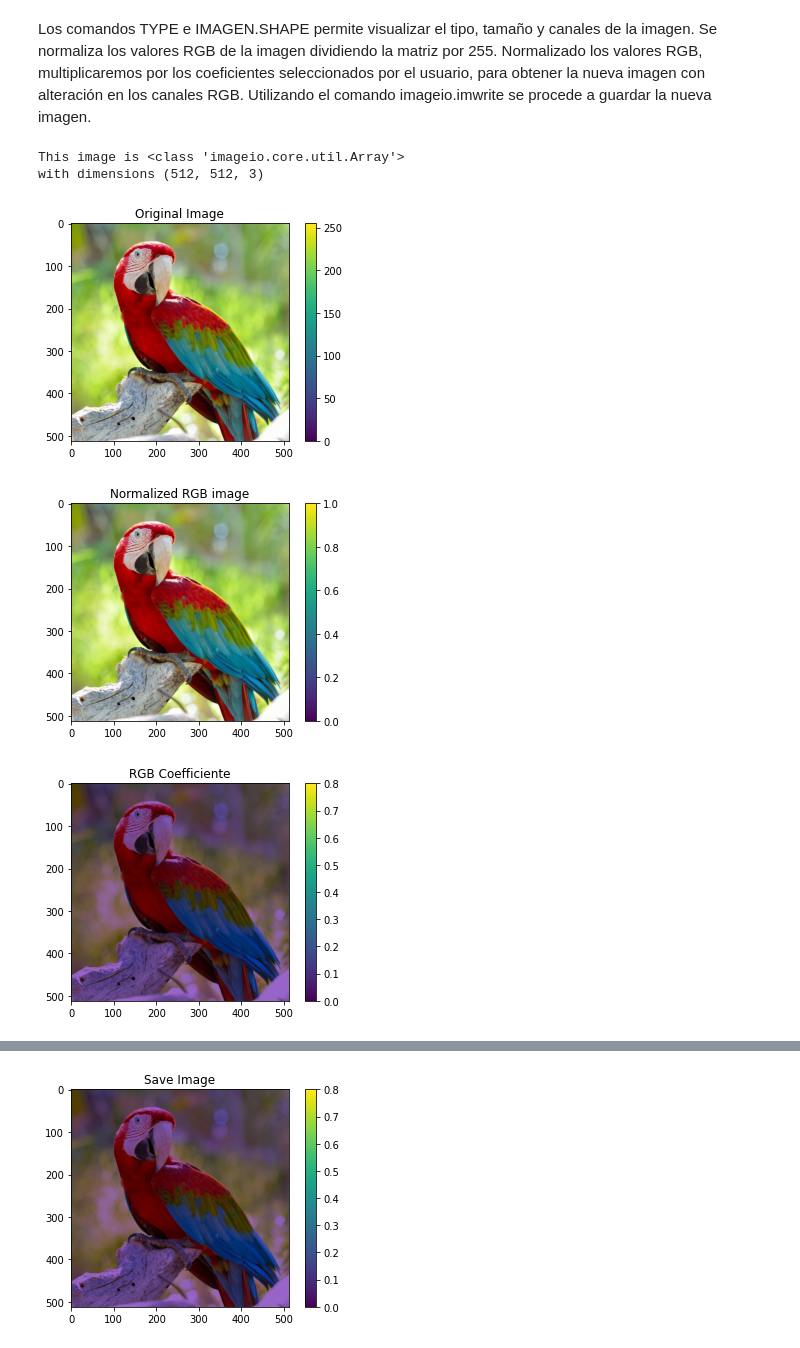
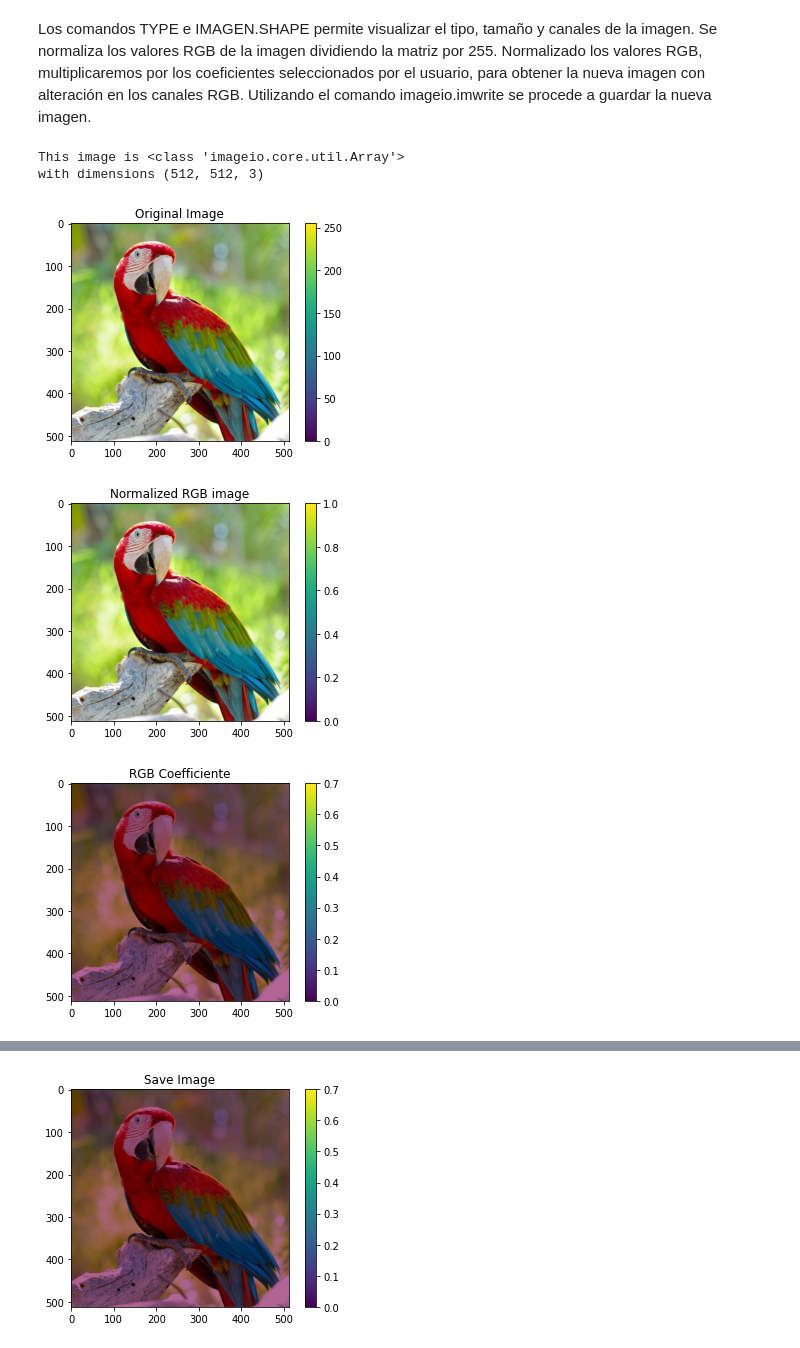
Before and after one commit to RonnyGuevara/COLAB, a Jupyter notebook: PT2/Práctica_1_PDI.ipynb, the cells around one changed output, grey strips where cells are left out. Cells and saved outputs as stored; diff of their text form; code cells hidden in the pictures.

```diff
--- a/PT2/Práctica_1_PDI.ipynb
+++ b/PT2/Práctica_1_PDI.ipynb
@@ -30,9 +30,9 @@ Utilizaremos botones scroll para que el usuario seleccione el valor de R, G Y B,
 *   G: coeficiente de la componente GREEN
 *   B: coeficiente de la componente BLUE
 # %%
-R = 0.6 #@param {type:"slider", min:0, max:1, step:0.1}
+R = 0.7 #@param {type:"slider", min:0, max:1, step:0.1}
 G = 0.4 #@param {type:"slider", min:0, max:1, step:0.1}
-B = 0.8 #@param {type:"slider", min:0, max:1, step:0.1}
+B = 0.6 #@param {type:"slider", min:0, max:1, step:0.1}
 # %% [markdown]
 ###4. Desarrollo
 La matriz (matrixRGB) almacena los coeficientes del espacio RGB (comprendidos entre 0 y 1) elegido por el usuario.
@@ -75,32 +75,32 @@ plt.grid(False)
 plt.show()
 
 image=image/255 #Normalización de valores RGB
 plt.figure()
 plt.title('Normalized RGB image')
 plt.imshow(image)
 plt.colorbar()
 plt.grid(False)
 plt.show()
 
 image=np.dot(image,matrixRGB)
 plt.figure()
 plt.title('RGB Coefficiente')
 plt.imshow(image)
 plt.colorbar()
 plt.grid(False)
 plt.show()
 
-imageio.imwrite('/content/drive/MyDrive/Colab Notebooks/loro.2.jpg', image)
+imageio.imwrite('/content/drive/MyDrive/Colab Notebooks/loro.2.jpg', (image*255).astype(np.uint8))
 imagensave=imageio.imread('/content/drive/MyDrive/Colab Notebooks/loro.2.jpg')
 plt.figure()
 plt.title('Save Image')
 plt.imshow(image)
 plt.colorbar()
 plt.grid(False)
 plt.show()
 # %% [output]
 This image is <class 'imageio.core.util.Array'>
 with dimensions (512, 512, 3)
 [figure]
 [figure]
-[figure, old version]
+[figure, new version]
@@ -108,4 +107,4 @@ WARNING:root:Lossy conversion from float64 to uint8. Range [0, 1]. Convert image
-[figure, old version]
+[figure, new version]
 # %% [markdown]
 ###5.Conclusiones
 
```
Also changed, not shown: parts of 2 cells of this notebook.
